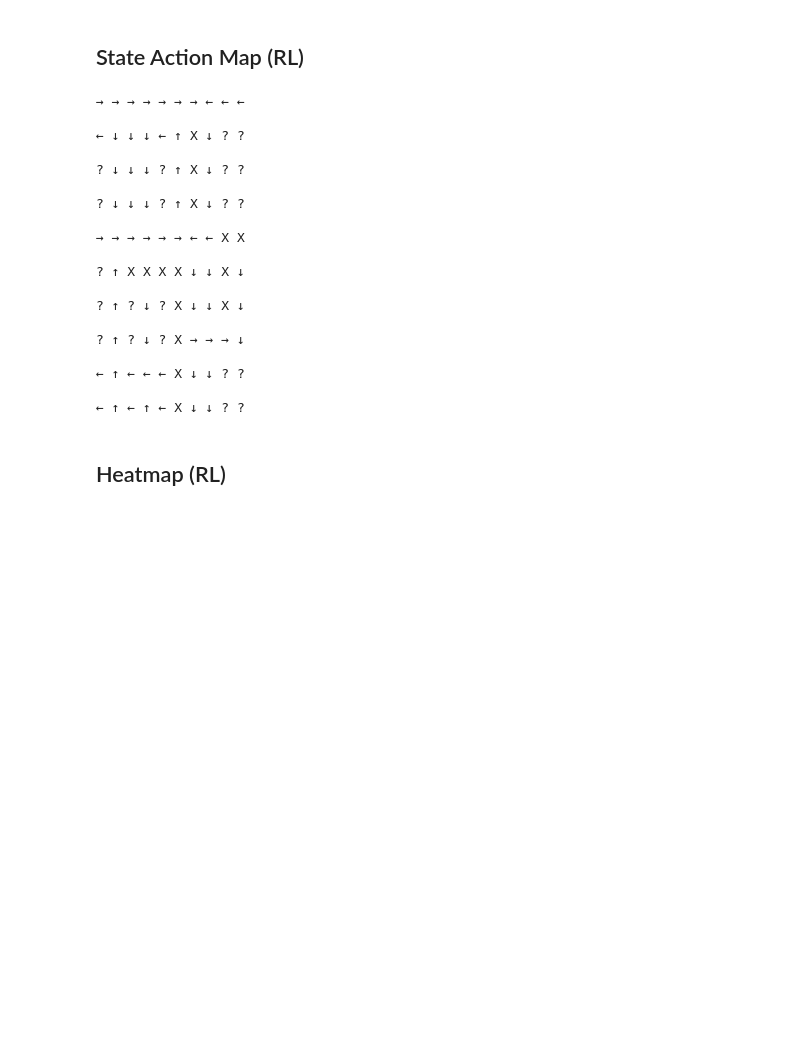
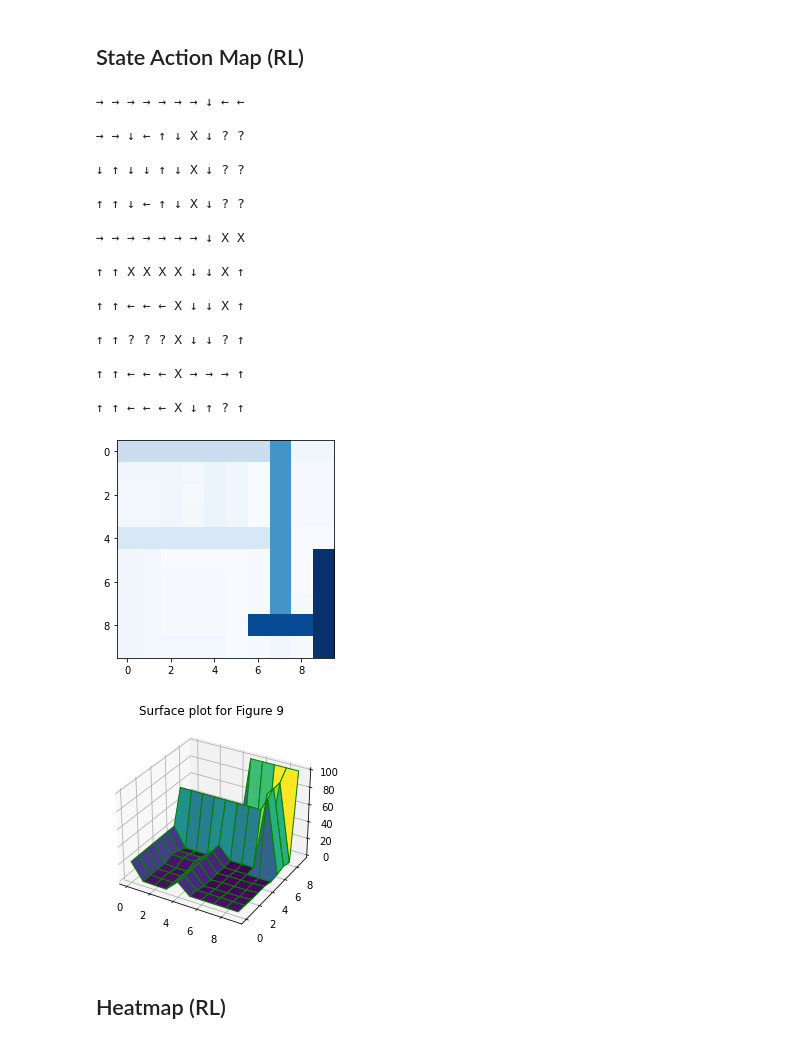
Before and after one commit to noahsealy/qptg, a Jupyter notebook: team-search-competition.ipynb, the cells around one changed output. Drawn from its saved outputs; the diff is of its cells as text; code cells hidden in the pictures; blank space fills up the shorter version.

```diff
--- a/team-search-competition.ipynb
+++ b/team-search-competition.ipynb
@@ -337,6 +333,11 @@ IndexError: list index out of range
 # %% [markdown]
 ## State Action Map (RL)
 # %%
+# importing libraries
+from mpl_toolkits import mplot3d
+import numpy as np
+import matplotlib.pyplot as plt
+
 region_action_scores = []
 for learner in team.learners:
     if learner.program.rule.value_set[0] > learner.program.rule.value_set[1]:
@@ -372,46 +373,87 @@ for record in sorted_region_action_scores:
                 found = 1
 
         if found == 0:
-            action_states.append({'state': (state[0], state[1]), 'action': action})
+            action_states.append({'state': (state[0], state[1]), 'action': action, 'q': record['q'] })
 
 # add in the rest of the states, either they are not visited, or illegal
 for n in reversed(range(env.rows)):
     for m in range(env.cols):
         action = ''
         found = 0
         for record in action_states:
             if record['state'] == (n, m):
                 found = 1
                 action = record['action']
+#                 action = float(round(record['q'], 0))
         if found == 0:
             if not env.check_legal((n, m)):
                 action = 'X'
             else:
                 action = '?'
         print(f'{action} ', end='')
     print('\n')
 
-# print(action_states)
+
+q_map = np.zeros((env.rows, env.cols))
+
+# add in the rest of the states, either they are not visited, or illegal
+for n in range(env.rows):
+    for m in range(env.cols):
+        action = ''
+        found = 0
+        for record in action_states:
+            if record['state'] == (n, m):
+                found = 1
+                action = record['q']
+        if found == 0:
+            if not env.check_legal((n, m)):
+                action = -1
+            else:
+                action = 0
+        q_map[(env.rows-1)-n][m] = action
+
+plt.imshow(q_map, cmap='Blues', interpolation='nearest')
+plt.show()
+
+x = []
+y = []
+for i in range(env.cols):
+    x.append(i)
+    y.append(i)
+
+Y, X = np.meshgrid(x, y)
+
+fig = plt.figure()
+
+# syntax for 3-D plotting
+ax = plt.axes(projection ='3d')
+
+# syntax for plotting
+ax.plot_surface(X, Y, q_map, cmap ='viridis', edgecolor ='green')
+ax.set_title(f'Surface plot for {envName}')
+plt.show()
 # %% [output]
-→ → → → → → → ← ← ←
+→ → → → → → → ↓ ← ←
 
-← ↓ ↓ ↓ ← ↑ X ↓ ? ?
+→ → ↓ ← ↑ ↓ X ↓ ? ?
 
-? ↓ ↓ ↓ ? ↑ X ↓ ? ?
+↓ ↑ ↓ ↓ ↑ ↓ X ↓ ? ?
 
-? ↓ ↓ ↓ ? ↑ X ↓ ? ?
+↑ ↑ ↓ ← ↑ ↓ X ↓ ? ?
 
-→ → → → → → ← ← X X
+→ → → → → → → ↓ X X
 
-? ↑ X X X X ↓ ↓ X ↓
+↑ ↑ X X X X ↓ ↓ X ↑
 
-? ↑ ? ↓ ? X ↓ ↓ X ↓
+↑ ↑ ← ← ← X ↓ ↓ X ↑
 
-? ↑ ? ↓ ? X → → → ↓
+↑ ↑ ? ? ? X ↓ ↓ ? ↑
 
-← ↑ ← ← ← X ↓ ↓ ? ?
+↑ ↑ ← ← ← X → → → ↑
 
-← ↑ ← ↑ ← X ↓ ↓ ? ?
+↑ ↑ ← ← ← X ↓ ↑ ? ↑
+[figure, added]
+[figure, added]
 # %% [markdown]
 ## Heatmap (RL)
 # %%
```
Also changed, not shown: parts of 7 cells of this notebook, 2 other files.
